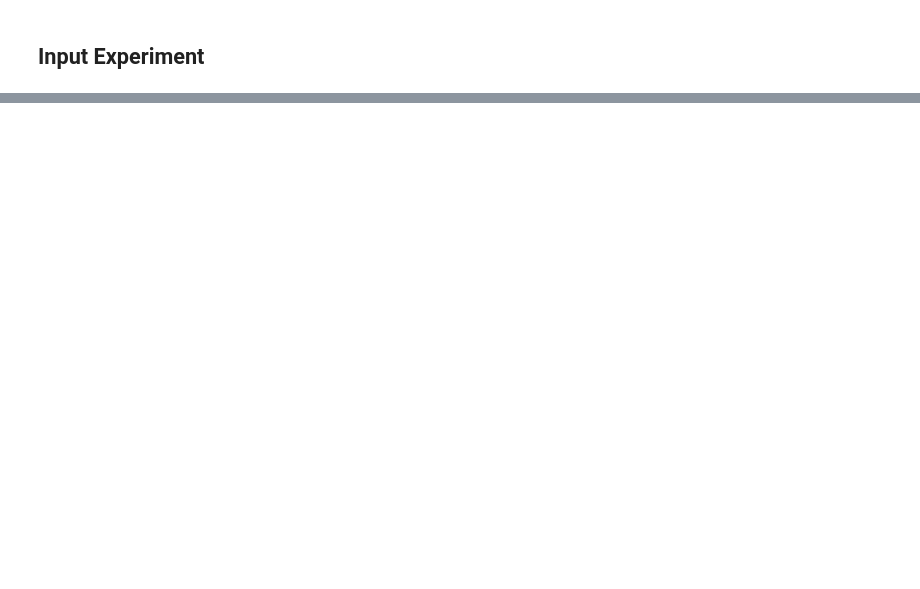
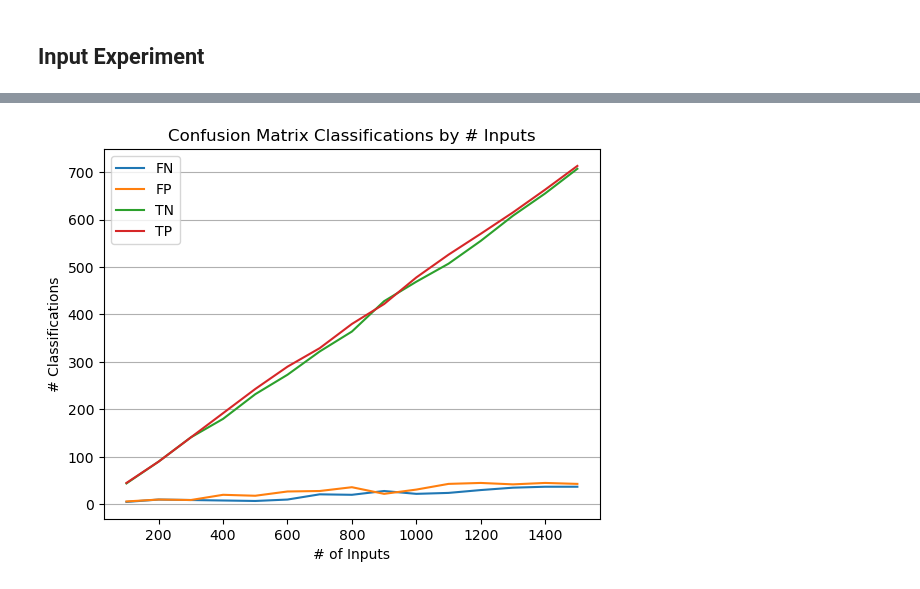
Before and after one commit to Velavee/bayes-spam-filter, a Jupyter notebook: spam-filter.ipynb, the cells around one changed output, grey strips where cells are left out. Drawn from its saved outputs; the diff is of its cells as text; code cells hidden in the pictures; blank space fills up the shorter version.

```diff
--- a/spam-filter.ipynb
+++ b/spam-filter.ipynb
@@ -402,0 +432,13 @@ plt.show()
+# %%
+plt.plot(balanced_input_experiment_results['inputs'], balanced_input_experiment_results['FN'], label='FN')
+plt.plot(balanced_input_experiment_results['inputs'], balanced_input_experiment_results['FP'], label='FP')
+plt.plot(balanced_input_experiment_results['inputs'], balanced_input_experiment_results['TN'], label='TN')
+plt.plot(balanced_input_experiment_results['inputs'], balanced_input_experiment_results['TP'], label='TP')
+plt.legend()
+plt.grid(axis='y')
+plt.xlabel('# of Inputs')
+plt.ylabel('# Classifications')
+plt.title('Confusion Matrix Classifications by # Inputs')
+plt.show()
+# %% [output]
+[figure, added]
```
Also changed, not shown: parts of 11 cells of this notebook.
